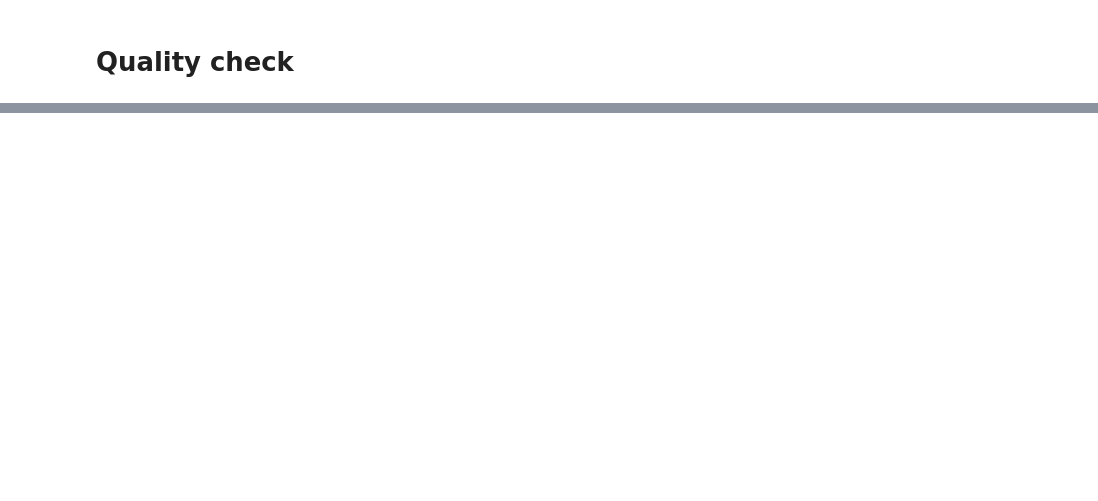
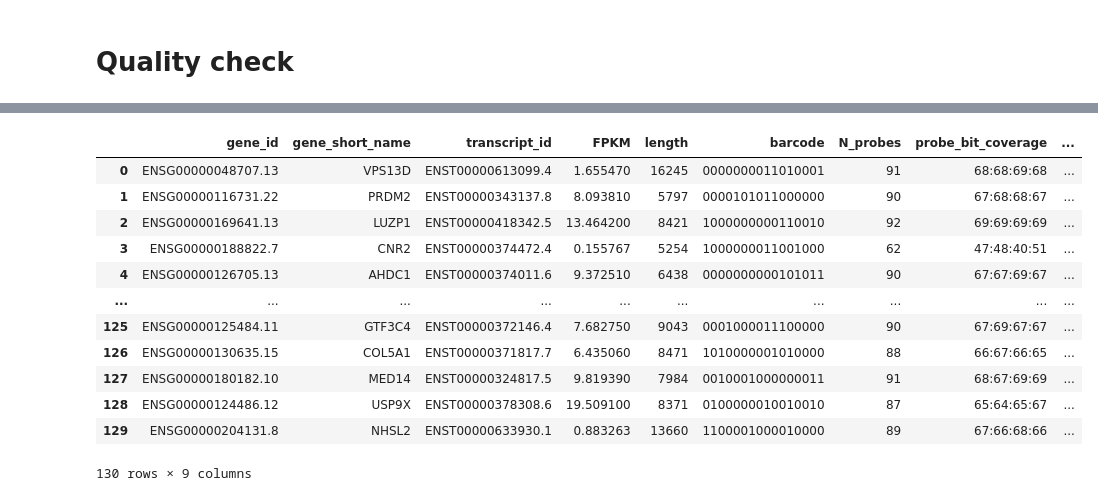
Before and after one commit to xingjiepan/MERFISH_probe_design, a Jupyter notebook: tests_and_examples/example_probe_design_JM.ipynb, the cells around one changed output, grey strips where cells are left out. Saved outputs shown, nothing was run; the diff lists cells and outputs as text; code cells hidden in the pictures; blank space fills up the shorter version.

```diff
--- a/tests_and_examples/example_probe_design_JM.ipynb
+++ b/tests_and_examples/example_probe_design_JM.ipynb
@@ -43,6 +43,7 @@ ncRNA_file = 'temporary_data/MERFISH_Examples2/Homo_sapiens.GRCh38.ncrna.fa'
 ottable_transcriptome_file = 'temporary_data/MERFISH_Examples2/outputs/ottable_transcriptome.pkl'
 selected_primers_file = 'temporary_data/MERFISH_Examples2/outputs/selected_primers.csv'
 probe_output_file = 'temporary_data/MERFISH_Examples2/outputs/designed_probes.csv'
+transcript_level_report_file = 'temporary_data/MERFISH_Examples2/outputs/transcript_level_report.csv'
 # %% [markdown]
 # Initialize data structures
 # %%
@@ -568,0 +675,19 @@ p_d.probe_dict_to_df(probe_dict).to_csv(probe_output_file)
+# %%
+# Write the transcript level report
+transcript_level_report = qc.generate_transcript_level_report(probe_dict, transcriptome)
+display(transcript_level_report)
+transcript_level_report.to_csv(transcript_level_report_file, index=False)
+# %% [output]
+|  | gene_id | gene_short_name | transcript_id | FPKM | length | barcode | N_probes | probe_bit_coverage | ... |
+| 0 | ENSG00000048707.13 | VPS13D | ENST00000613099.4 | 1.655470 | 16245 | 0000000011010001 | 91 | 68:68:69:68 | ... |
+| 1 | ENSG00000116731.22 | PRDM2 | ENST00000343137.8 | 8.093810 | 5797 | 0000101011000000 | 90 | 67:68:68:67 | ... |
+| 2 | ENSG00000169641.13 | LUZP1 | ENST00000418342.5 | 13.464200 | 8421 | 1000000000110010 | 92 | 69:69:69:69 | ... |
+| 3 | ENSG00000188822.7 | CNR2 | ENST00000374472.4 | 0.155767 | 5254 | 1000000011001000 | 62 | 47:48:40:51 | ... |
+| 4 | ENSG00000126705.13 | AHDC1 | ENST00000374011.6 | 9.372510 | 6438 | 0000000000101011 | 90 | 67:67:69:67 | ... |
+| ... | ... | ... | ... | ... | ... | ... | ... | ... | ... |
+| 125 | ENSG00000125484.11 | GTF3C4 | ENST00000372146.4 | 7.682750 | 9043 | 0001000011100000 | 90 | 67:69:67:67 | ... |
+| 126 | ENSG00000130635.15 | COL5A1 | ENST00000371817.7 | 6.435060 | 8471 | 1010000001010000 | 88 | 66:67:66:65 | ... |
+| 127 | ENSG00000180182.10 | MED14 | ENST00000324817.5 | 9.819390 | 7984 | 0010001000000011 | 91 | 68:67:69:69 | ... |
+| 128 | ENSG00000124486.12 | USP9X | ENST00000378308.6 | 19.509100 | 8371 | 0100000010010010 | 87 | 65:64:65:67 | ... |
+| 129 | ENSG00000204131.8 | NHSL2 | ENST00000633930.1 | 0.883263 | 13660 | 1100001000010000 | 89 | 67:66:68:66 | ... |
+130 rows × 9 columns
```
Also changed, not shown: parts of 19 cells of this notebook.
